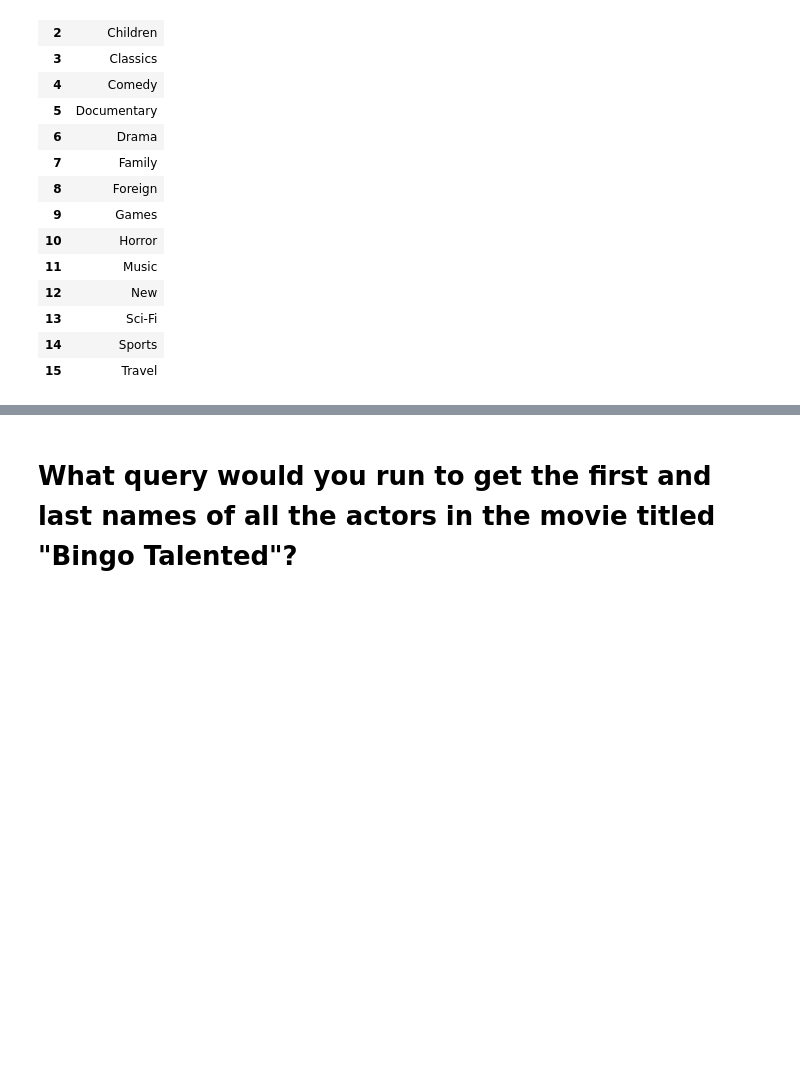
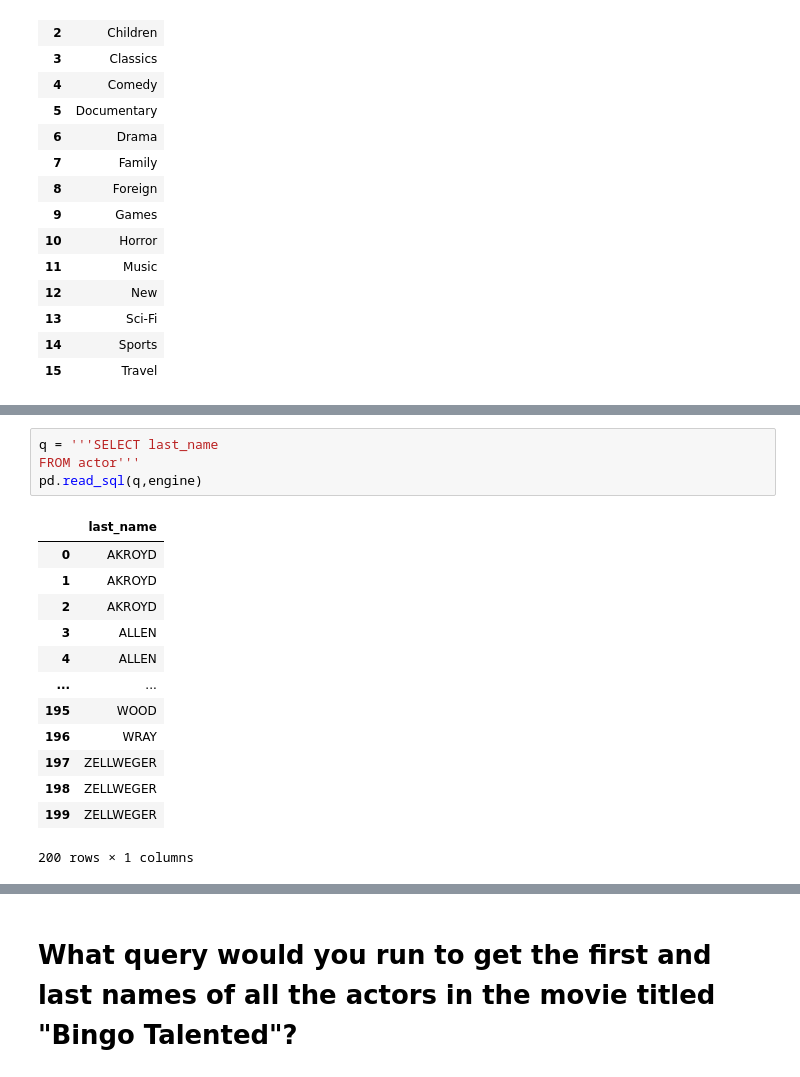
Before and after one commit to susansunshin/Sakila-Core, a Jupyter notebook: Sakila.ipynb, the cells around one changed output, grey strips where cells are left out. Cells and saved outputs as stored; diff of their text form; blank space fills up the shorter version.

```diff
--- a/Sakila.ipynb
+++ b/Sakila.ipynb
@@ -129,0 +132,18 @@ pd.read_sql(q,engine)
+# %%
+q = '''SELECT last_name
+FROM actor'''
+pd.read_sql(q,engine)
+# %% [output]
+|  | last_name |
+| 0 | AKROYD |
+| 1 | AKROYD |
+| 2 | AKROYD |
+| 3 | ALLEN |
+| 4 | ALLEN |
+| ... | ... |
+| 195 | WOOD |
+| 196 | WRAY |
+| 197 | ZELLWEGER |
+| 198 | ZELLWEGER |
+| 199 | ZELLWEGER |
+200 rows × 1 columns
```
Also changed, not shown: parts of 6 cells of this notebook.
